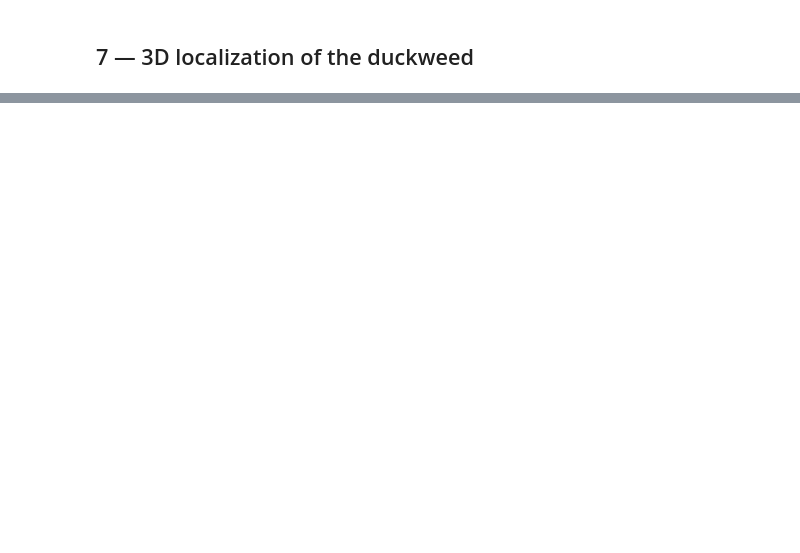
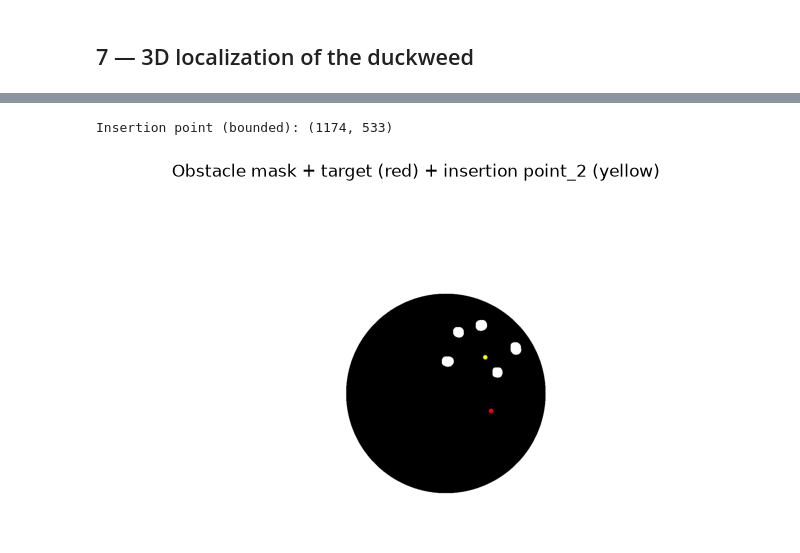
Before and after one commit to Jubilee-CSL/science_jubilee, a Jupyter notebook: src/science_jubilee/Vision/Duckweed_tracker/test_pipeline.ipynb, the cells around one changed output, grey strips where cells are left out. Saved outputs shown, nothing was run; the diff lists cells and outputs as text; code cells hidden in the pictures; blank space fills up the shorter version.

```diff
--- a/src/science_jubilee/Vision/Duckweed_tracker/test_pipeline.ipynb
+++ b/src/science_jubilee/Vision/Duckweed_tracker/test_pipeline.ipynb
@@ -156,0 +214,45 @@ Machine frame target: X=250.03  Y=78.34  Z=43.30
+# %%
+max_offset_px = 50
+
+h, w = img.shape[:2]
+obstacle_mask = np.zeros((h, w), dtype=np.uint8)
+roi_mask = np.zeros((h, w), dtype=np.uint8)
+
+roi_radius = max(1, int(float_det.radius_px) - float_width_px)
+cv2.circle(roi_mask, float_det.center_px, roi_radius, 255, -1)
+
+# Obstacles: outside ROI + all detected duckweed contours except target
+outside_roi = cv2.bitwise_not(roi_mask)
+obstacle_mask = np.zeros((h, w), dtype=np.uint8)
+for cnt in contours_exg:
+    if target_px is None or cv2.pointPolygonTest(cnt, target_px, False) < 0:
+        cv2.drawContours(obstacle_mask, [cnt], -1, 255, thickness=cv2.FILLED)
+
+kernel = cv2.getStructuringElement(cv2.MORPH_ELLIPSE, (tool_radius_px * 2, tool_radius_px * 2))
+obstacle_mask = cv2.dilate(obstacle_mask, kernel)
+obstacle_mask = cv2.bitwise_or(obstacle_mask, outside_roi)
+
+if target_px is None:
+    insertion_px = None
+    masked_for_insertion = obstacle_mask.copy()
+    print("No target detected — insertion point not computed.")
+else:
+    insertion_px, masked_for_insertion = get_insertion_point_2(
+        obstacle_mask=obstacle_mask,
+        duckweed_goal=target_px,
+        marge=marge_insertion_px,
+        max_offset_px=max_offset_px,
+    )
+    print("Insertion point (bounded):", insertion_px)
+# %% [output]
+Insertion point (bounded): (1174, 533)
+# %%
+vis = cv2.cvtColor(obstacle_mask, cv2.COLOR_GRAY2BGR)
+if target_px is not None:
+    cv2.circle(vis, target_px, 7, (255, 0, 0), -1)
+if insertion_px is not None:
+    cv2.circle(vis, insertion_px, 7, (255, 255, 0), -1)
+
+show(vis, "Obstacle mask + target (red) + insertion point_2 (yellow)")
+# %% [output]
+[figure, added]
```
Also changed, not shown: parts of 17 cells of this notebook, 19 other files.
